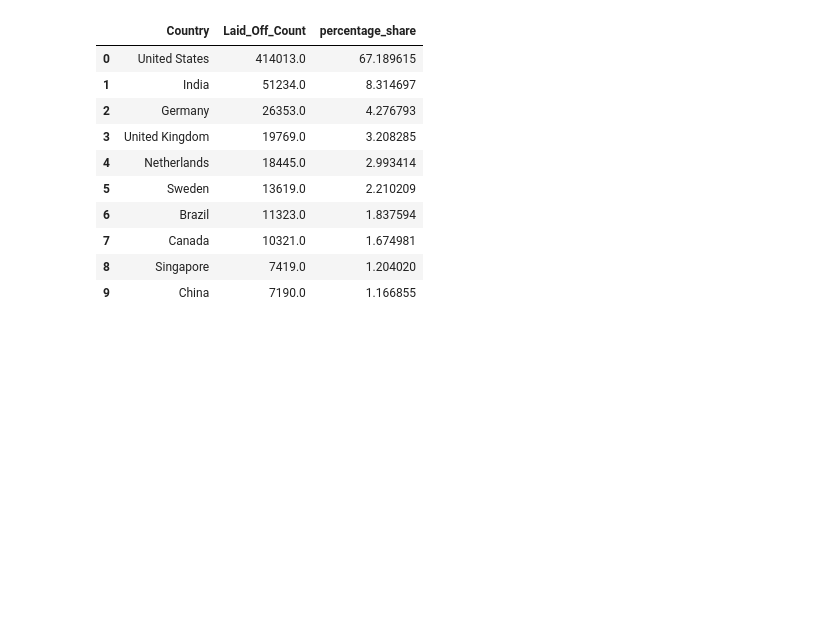
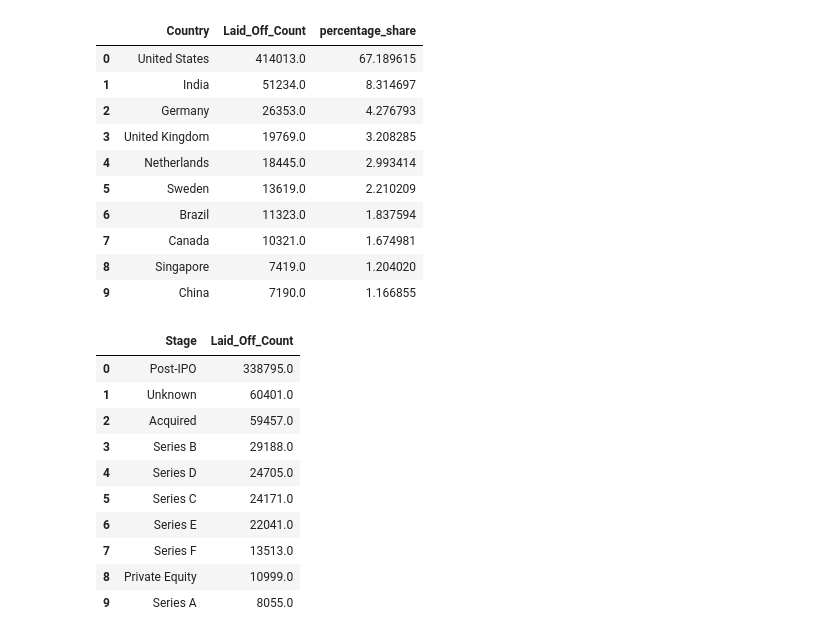
Before and after one commit to riddhikale/Tech-Layoffs, a Jupyter notebook: notebooks/eda.ipynb, the cells around one changed output. Drawn from its saved outputs; the diff is of its cells as text; code cells hidden in the pictures; blank space fills up the shorter version.

Commit message:
layoffs across different company funding stages

```diff
--- a/notebooks/eda.ipynb
+++ b/notebooks/eda.ipynb
@@ -331,3 +331,24 @@ country_layoffs.head(10)
 | 7 | Canada | 10321.0 | 1.674981 |
 | 8 | Singapore | 7419.0 | 1.204020 |
 | 9 | China | 7190.0 | 1.166855 |
+# %%
+stage_layoffs = (
+    df.groupby('Stage')['Laid_Off_Count']
+    .sum()
+    .sort_values(ascending=False)
+    .reset_index()
+)
+
+stage_layoffs.head(10)
+# %% [output]
+|  | Stage | Laid_Off_Count |
+| 0 | Post-IPO | 338795.0 |
+| 1 | Unknown | 60401.0 |
+| 2 | Acquired | 59457.0 |
+| 3 | Series B | 29188.0 |
+| 4 | Series D | 24705.0 |
+| 5 | Series C | 24171.0 |
+| 6 | Series E | 22041.0 |
+| 7 | Series F | 13513.0 |
+| 8 | Private Equity | 10999.0 |
+| 9 | Series A | 8055.0 |
```
